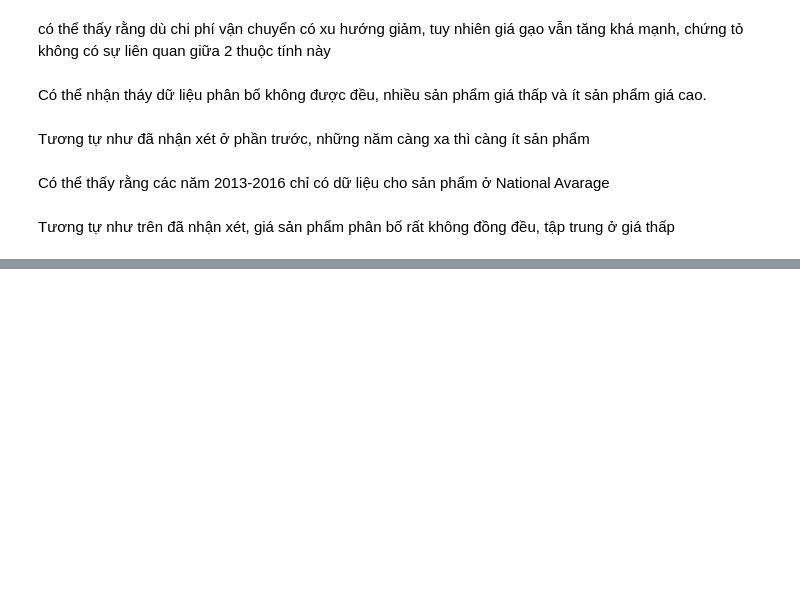
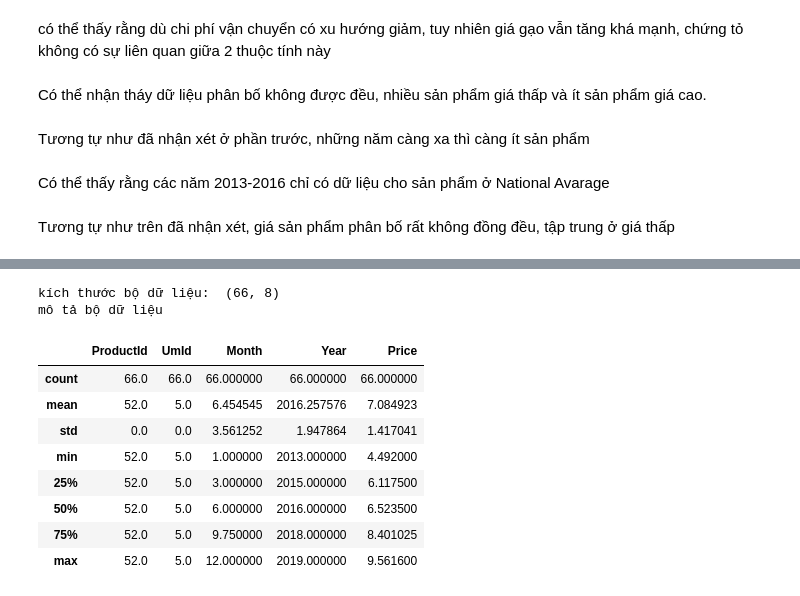
Before and after one commit to Trang27cl/testgit, a Jupyter notebook: FoodPrice_in_Turkey.ipynb, the cells around one changed output, grey strips where cells are left out. Saved outputs shown, nothing was run; the diff lists cells and outputs as text; code cells hidden in the pictures; blank space fills up the shorter version.

```diff
--- a/FoodPrice_in_Turkey.ipynb
+++ b/FoodPrice_in_Turkey.ipynb
@@ -621,0 +575,19 @@ WilcoxonResult(statistic=9838.0, pvalue=0.0004122034397612688)
+# %%
+#Giữa giá gạo ở National Average và thời gian có mối liên hệ với nhau hay không
+# lọc dữ liệu gạo bán lẻ (Rice - Retail) ở National Average
+data_rice = data[(data.ProductName == "Rice - Retail") & ( data.Place == "National Average")]
+print("kích thước bộ dữ liệu: " ,data_rice.shape)
+print ("mô tả bộ dữ liệu")
+data_rice.describe()
+# %% [output]
+kích thước bộ dữ liệu:  (66, 8)
+mô tả bộ dữ liệu
+|  | ProductId | UmId | Month | Year | Price |
+| count | 66.0 | 66.0 | 66.000000 | 66.000000 | 66.000000 |
+| mean | 52.0 | 5.0 | 6.454545 | 2016.257576 | 7.084923 |
+| std | 0.0 | 0.0 | 3.561252 | 1.947864 | 1.417041 |
+| min | 52.0 | 5.0 | 1.000000 | 2013.000000 | 4.492000 |
+| 25% | 52.0 | 5.0 | 3.000000 | 2015.000000 | 6.117500 |
+| 50% | 52.0 | 5.0 | 6.000000 | 2016.000000 | 6.523500 |
+| 75% | 52.0 | 5.0 | 9.750000 | 2018.000000 | 8.401025 |
+| max | 52.0 | 5.0 | 12.000000 | 2019.000000 | 9.561600 |
```
Also changed, not shown: parts of 14 cells of this notebook.
